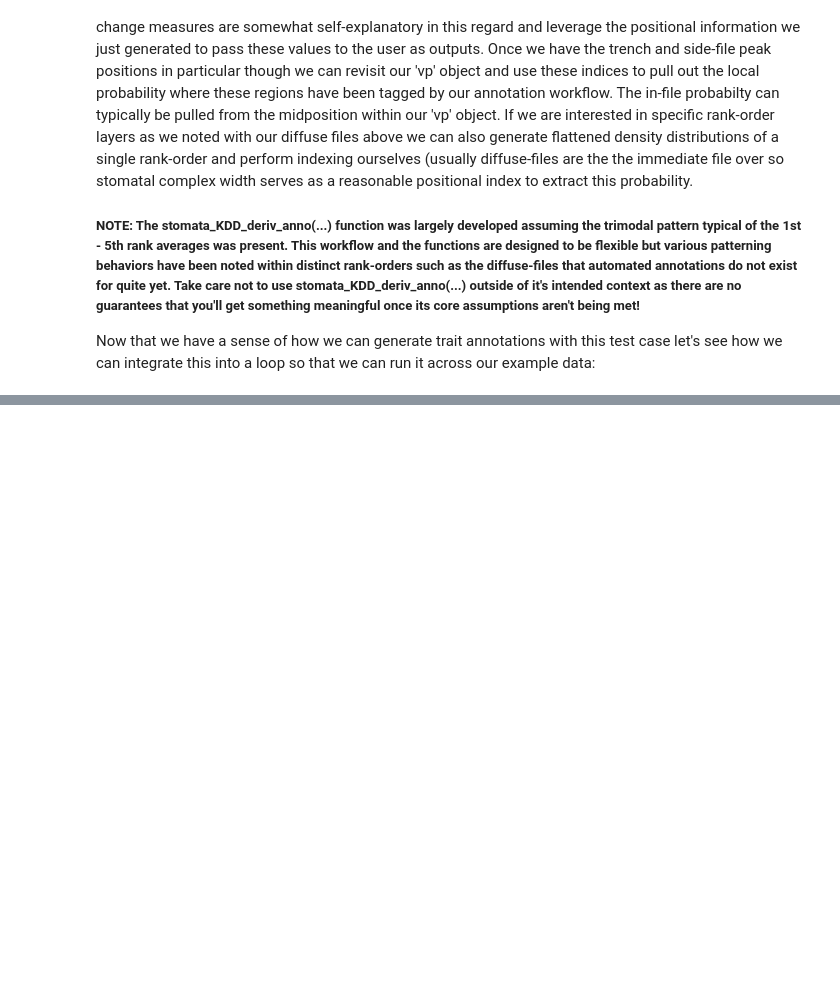
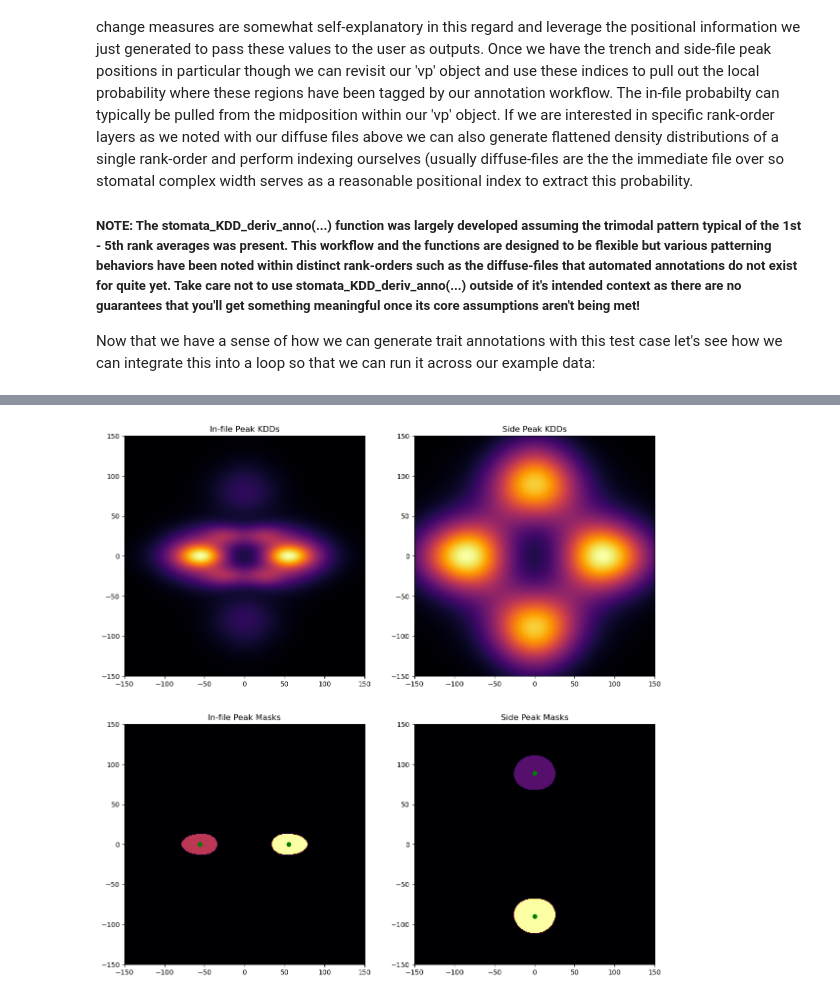
Before and after one commit to jgerardhodge/pySPP, a Jupyter notebook: SPP_Binder_Demo.ipynb, the cells around one changed output, grey strips where cells are left out. Saved outputs shown, nothing was run; the diff lists cells and outputs as text; code cells hidden in the pictures; blank space fills up the shorter version.

```diff
--- a/SPP_Binder_Demo.ipynb
+++ b/SPP_Binder_Demo.ipynb
@@ -638,7 +639,7 @@ for i in np.arange(0,len(Z1_series)):
     vp=vp_series[i]
     vp1=np.zeros(Z1.shape[1])
 
-    origin_trench_dist, origin_peak_dist, trenchprob_FC, Peaksprob_FC = SPP.stomata_KDD_deriv_anno(vp, Z, xbound, ybound, SClen_series2[i], SCwid_series2[i], False)
+    origin_trench_dist, origin_peak_dist, trenchprob_FC, Peaksprob_FC = SPP.stomata_KDD_deriv_anno(vp, Z, xbound, ybound, SClen_series[i], SCwid_series[i], False)
 
     for j in range(0,Z1.shape[0]):
         vp1=vp1+Z1[:,j]
@@ -646,7 +647,7 @@ for i in np.arange(0,len(Z1_series)):
     vp1=vp1/np.sum(vp1)
 
     IF_prob=vp[int((len(vp)/2))]
-    TF_prob=(vp1[int((len(vp1)/2)-(SCwid_series2[i]/2))]+vp1[int((len(vp1)/2)+(SCwid_series2[i]/2))])/2
+    TF_prob=(vp1[int((len(vp1)/2)-(SCwid_series[i]/2))]+vp1[int((len(vp1)/2)+(SCwid_series[i]/2))])/2
     Tr_prob=(vp[int((len(vp)/2)-origin_trench_dist)]+vp[int((len(vp)/2)+origin_trench_dist)])/2
     SP_prob=(vp[int((len(vp)/2)-origin_peak_dist)]+vp[int((len(vp)/2)+origin_peak_dist)])/2
 
@@ -675,0 +704,37 @@ IF_prob_series
+# %%
+masking_val=0.6
+
+cur_geno='Z019E0047'
+fld=496
+rep=1
+
+trench_thresh=np.array(Tdist_series)[(geno_series=='Z019E0047') & (field_series==496) & (rep_series==1)][0]
+buffer=SCW_mu/2
+
+AccNNs=rankedNNs_2016[rankedNNs_2016['Genotype']==cur_geno]
+RepNNs=AccNNs.iloc[np.where((AccNNs['Fieldplot']==fld) & (AccNNs['Replicate']==rep))[0],:]
+
+RepZ1=np.array(Z1_series)[(geno_series=='Z019E0047') & (field_series==496) & (rep_series==1)][0]
+RepZ2=np.array(Z2_series)[(geno_series=='Z019E0047') & (field_series==496) & (rep_series==1)][0]
+RepZ3=np.array(Z3_series)[(geno_series=='Z019E0047') & (field_series==496) & (rep_series==1)][0]
+RepZ4=np.array(Z4_series)[(geno_series=='Z019E0047') & (field_series==496) & (rep_series==1)][0]
+RepZ5=np.array(Z5_series)[(geno_series=='Z019E0047') & (field_series==496) & (rep_series==1)][0]
+
+RepZ1=RepZ1/np.max(RepZ1)
+RepZ2=RepZ2/np.max(RepZ2)
+RepZ3=RepZ3/np.max(RepZ3)
+RepZ4=RepZ4/np.max(RepZ4)
+RepZ5=RepZ5/np.max(RepZ5)
+
+Zif=np.mean([RepZ1, RepZ2, RepZ3], axis=0)
+Zif=SPP.stomata_KDD_rorshach(Zif)
+
+Zsp=np.mean([RepZ4, RepZ5], axis=0)
+Zsp=SPP.stomata_KDD_rorshach(Zsp)
+
+SCL_mu=np.array(SClen_series)[np.where((geno_series=='Z019E0047') & (field_series==496) & (rep_series==1))[0]]
+SCW_mu=np.array(SClen_series)[np.where((geno_series=='Z019E0047') & (field_series==496) & (rep_series==1))[0]]
+
+if_len, if_wid, if_area, if_dist, sp_len, sp_wid, sp_area, sp_dist = SPP.stomata_KDD_peak_spacing(Zif, Zsp, xbound, ybound, masking_val, trench_thresh, buffer, True)
+# %% [output]
+[figure, added]
```
Also changed, not shown: parts of 23 cells of this notebook, 1 other file.
